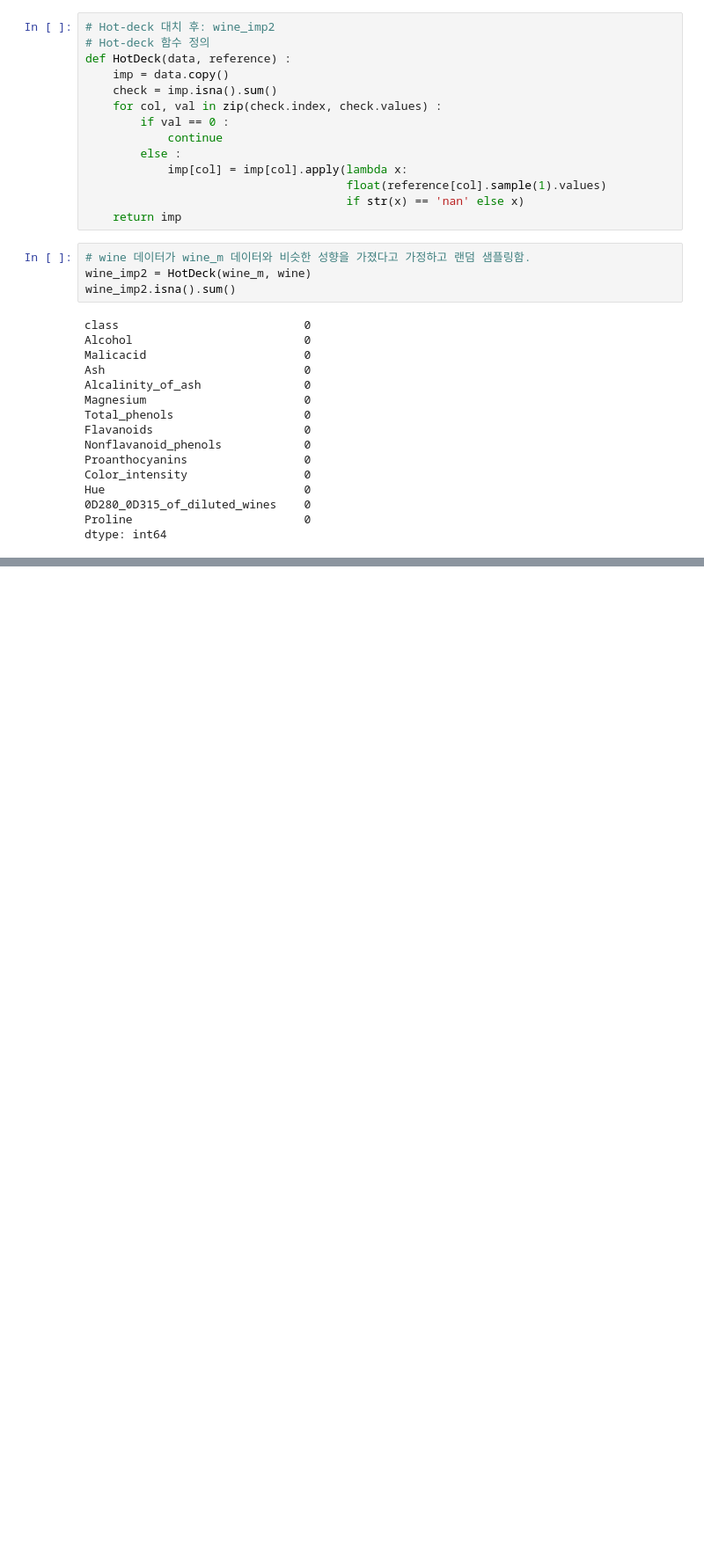
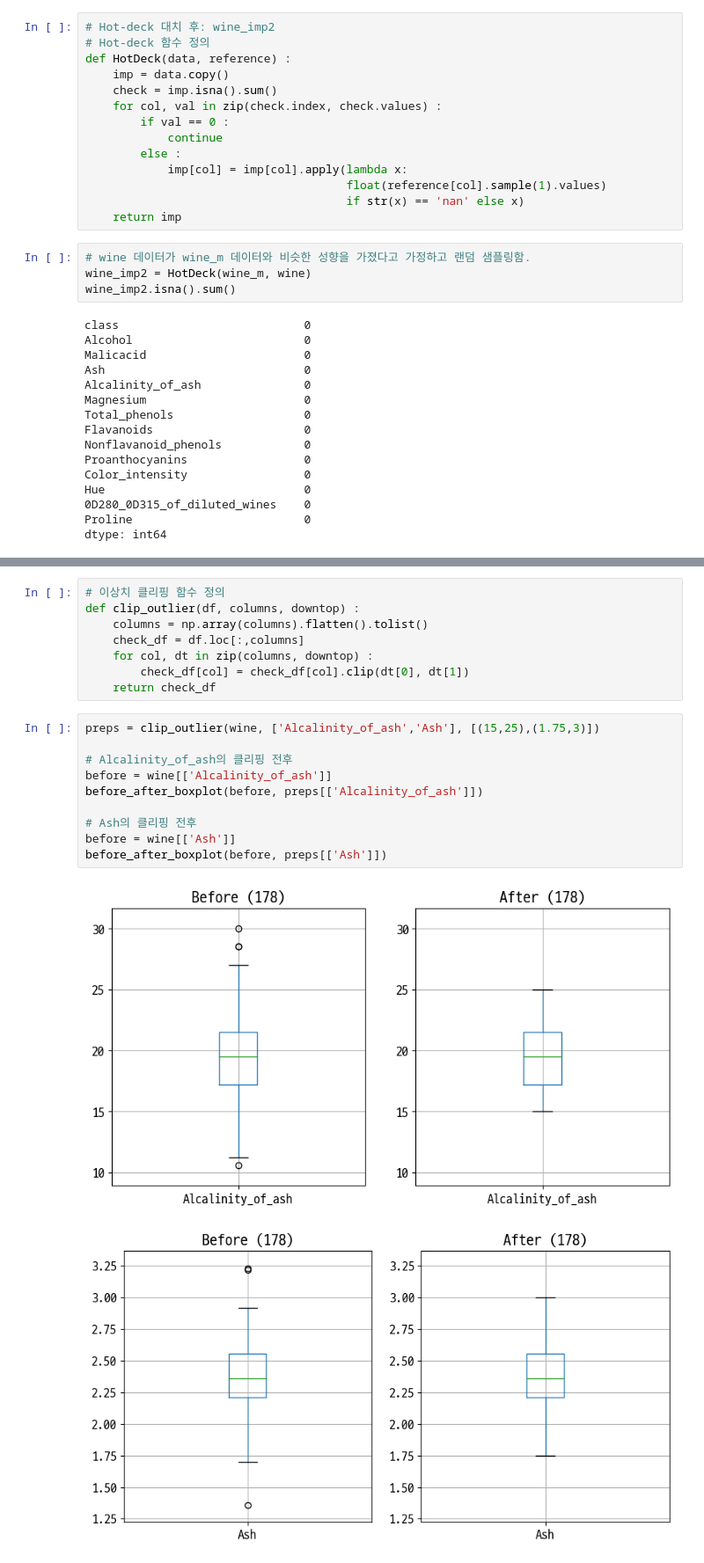
Before and after one commit to chw8207/ADP-study, a Jupyter notebook: 전처리.ipynb, the cells around one changed output, grey strips where cells are left out. Shown at 88% size. Cells and saved outputs as stored; diff of their text form; blank space fills up the shorter version.

```diff
--- a/전처리.ipynb
+++ b/전처리.ipynb
@@ -227,0 +454,21 @@ dtype: int64
+# %%
+# 이상치 클리핑 함수 정의
+def clip_outlier(df, columns, downtop) :
+    columns = np.array(columns).flatten().tolist()
+    check_df = df.loc[:,columns]
+    for col, dt in zip(columns, downtop) :
+        check_df[col] = check_df[col].clip(dt[0], dt[1])
+    return check_df
+# %%
+preps = clip_outlier(wine, ['Alcalinity_of_ash','Ash'], [(15,25),(1.75,3)])
+
+# Alcalinity_of_ash의 클리핑 전후
+before = wine[['Alcalinity_of_ash']]
+before_after_boxplot(before, preps[['Alcalinity_of_ash']])
+
+# Ash의 클리핑 전후
+before = wine[['Ash']]
+before_after_boxplot(before, preps[['Ash']])
+# %% [output]
+[figure, added]
+[figure, added]
```
Also changed, not shown: parts of 37 cells of this notebook.
